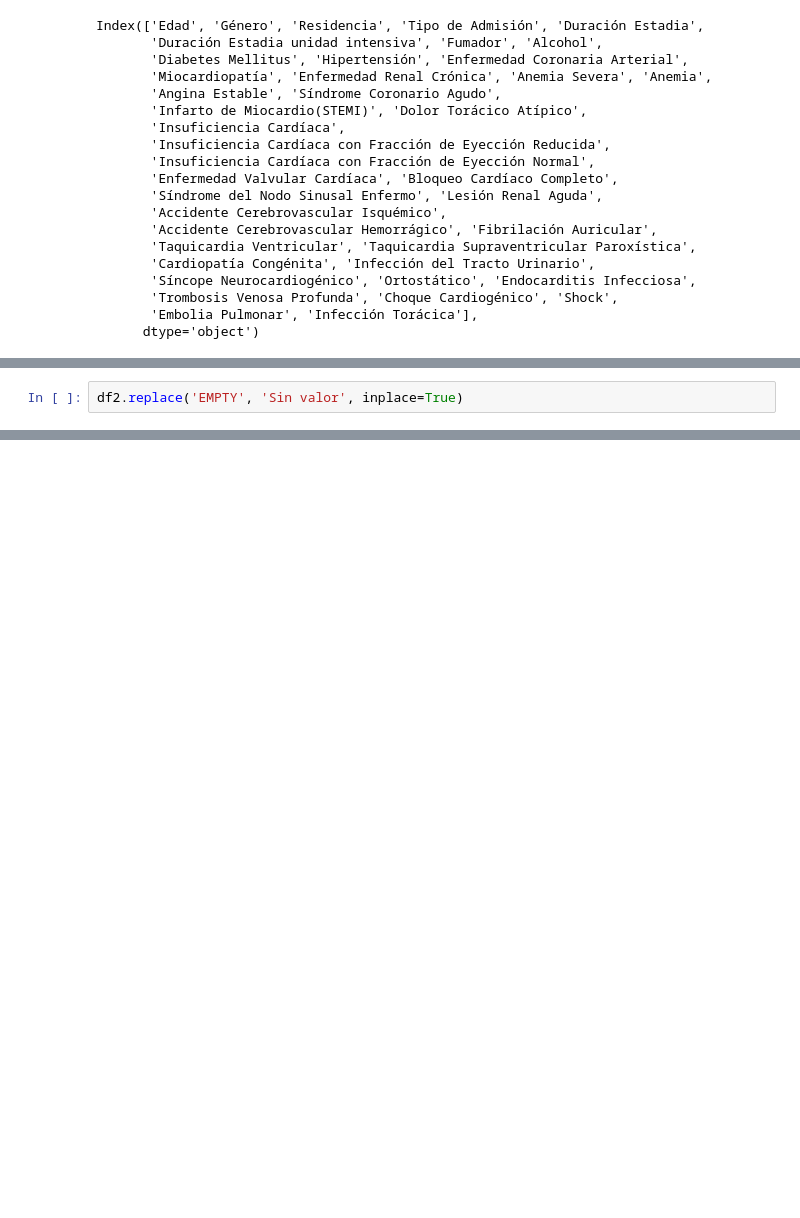
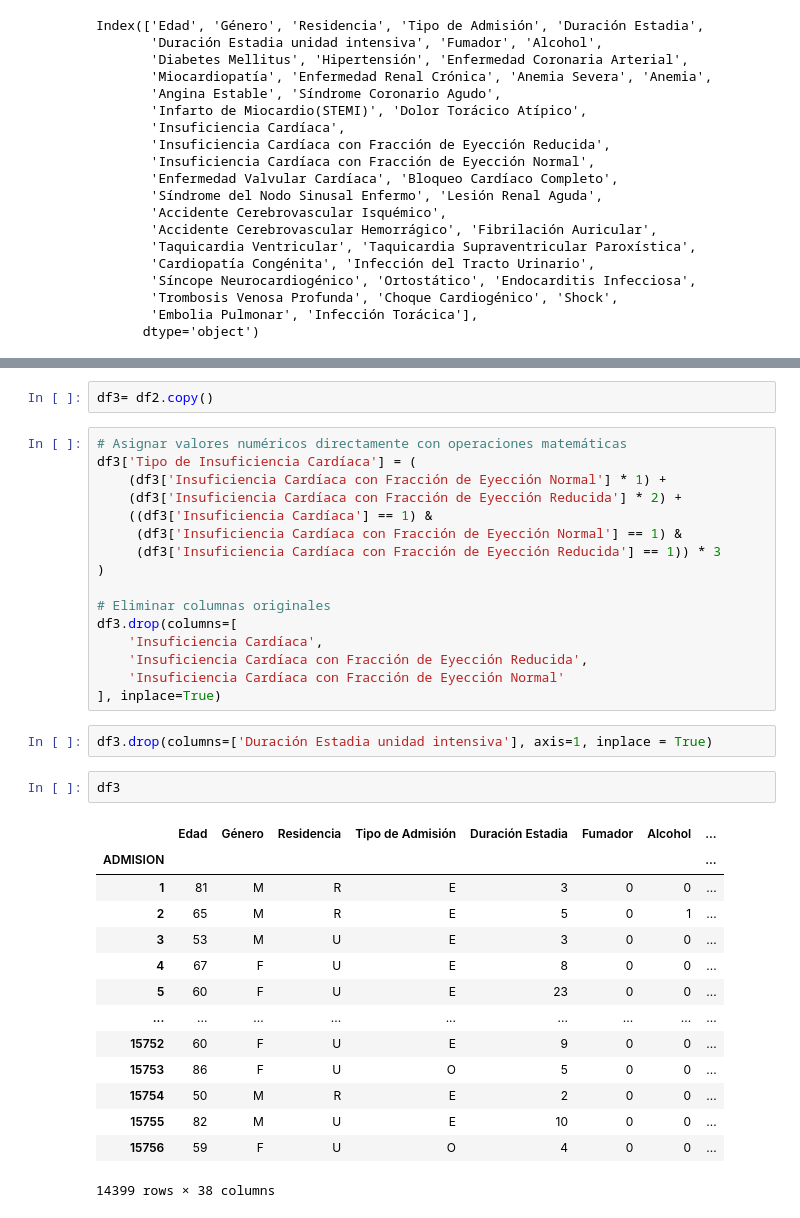
Before and after one commit to Estefaniagz/Proyecto_nocountry, a Jupyter notebook: explore.ipynb, the cells around one changed output, grey strips where cells are left out. Cells and saved outputs as stored; diff of their text form; blank space fills up the shorter version.

```diff
--- a/explore.ipynb
+++ b/explore.ipynb
@@ -1555,2 +1242,0 @@ Name: count, Length: 12243, dtype: int64
-# %%
-df2.replace('EMPTY', 'Sin valor', inplace=True)
@@ -1600,0 +1243,37 @@ df2_scaled
+# %%
+df3= df2.copy()
+# %%
+# Asignar valores numéricos directamente con operaciones matemáticas
+df3['Tipo de Insuficiencia Cardíaca'] = (
+    (df3['Insuficiencia Cardíaca con Fracción de Eyección Normal'] * 1) +
+    (df3['Insuficiencia Cardíaca con Fracción de Eyección Reducida'] * 2) +
+    ((df3['Insuficiencia Cardíaca'] == 1) &
+     (df3['Insuficiencia Cardíaca con Fracción de Eyección Normal'] == 1) &
+     (df3['Insuficiencia Cardíaca con Fracción de Eyección Reducida'] == 1)) * 3
+)
+
+# Eliminar columnas originales
+df3.drop(columns=[
+    'Insuficiencia Cardíaca',
+    'Insuficiencia Cardíaca con Fracción de Eyección Reducida',
+    'Insuficiencia Cardíaca con Fracción de Eyección Normal'
+], inplace=True)
+# %%
+df3.drop(columns=['Duración Estadia unidad intensiva'], axis=1, inplace = True)
+# %%
+df3
+# %% [output]
+|  | Edad | Género | Residencia | Tipo de Admisión | Duración Estadia | Fumador | Alcohol | ... |
+| ADMISION |  |  |  |  |  |  |  | ... |
+| 1 | 81 | M | R | E | 3 | 0 | 0 | ... |
+| 2 | 65 | M | R | E | 5 | 0 | 1 | ... |
+| 3 | 53 | M | U | E | 3 | 0 | 0 | ... |
+| 4 | 67 | F | U | E | 8 | 0 | 0 | ... |
+| 5 | 60 | F | U | E | 23 | 0 | 0 | ... |
+| ... | ... | ... | ... | ... | ... | ... | ... | ... |
+| 15752 | 60 | F | U | E | 9 | 0 | 0 | ... |
+| 15753 | 86 | F | U | O | 5 | 0 | 0 | ... |
+| 15754 | 50 | M | R | E | 2 | 0 | 0 | ... |
+| 15755 | 82 | M | U | E | 10 | 0 | 0 | ... |
+| 15756 | 59 | F | U | O | 4 | 0 | 0 | ... |
+14399 rows × 38 columns
```
Also changed, not shown: parts of 62 cells of this notebook.
